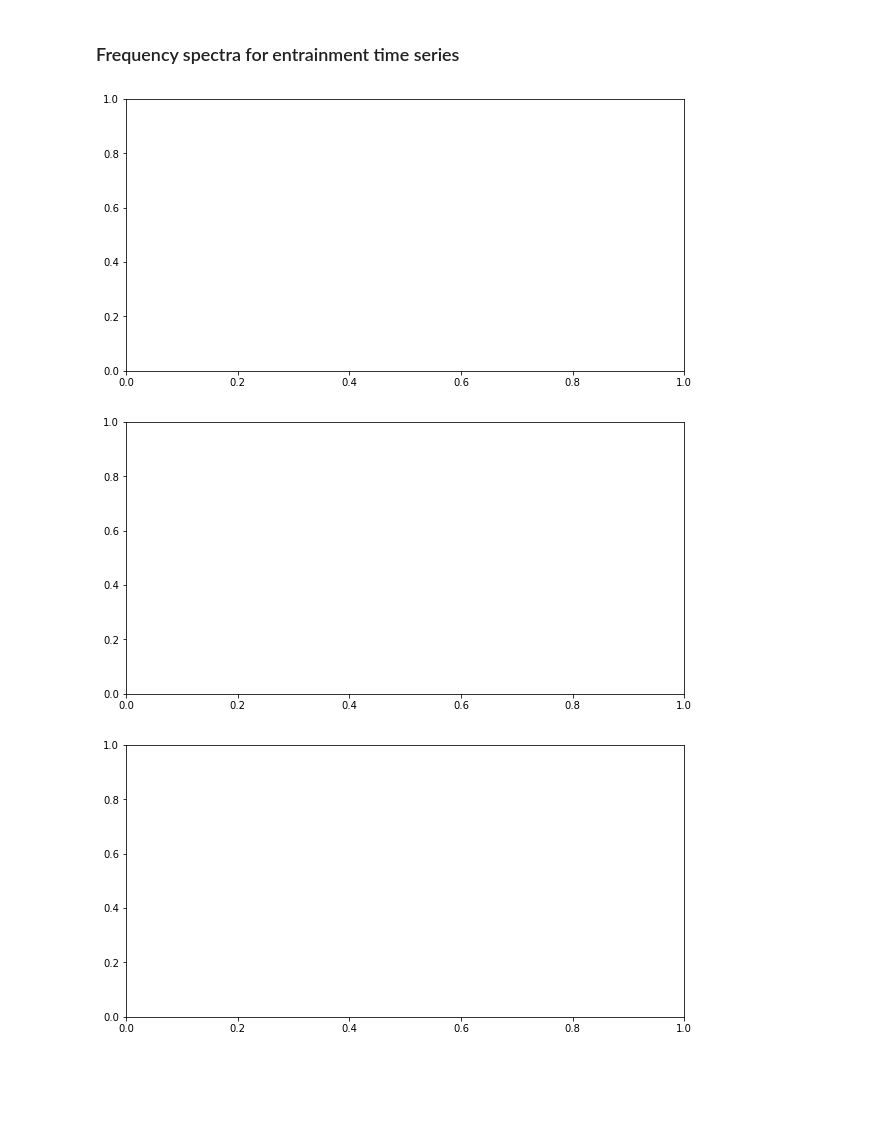
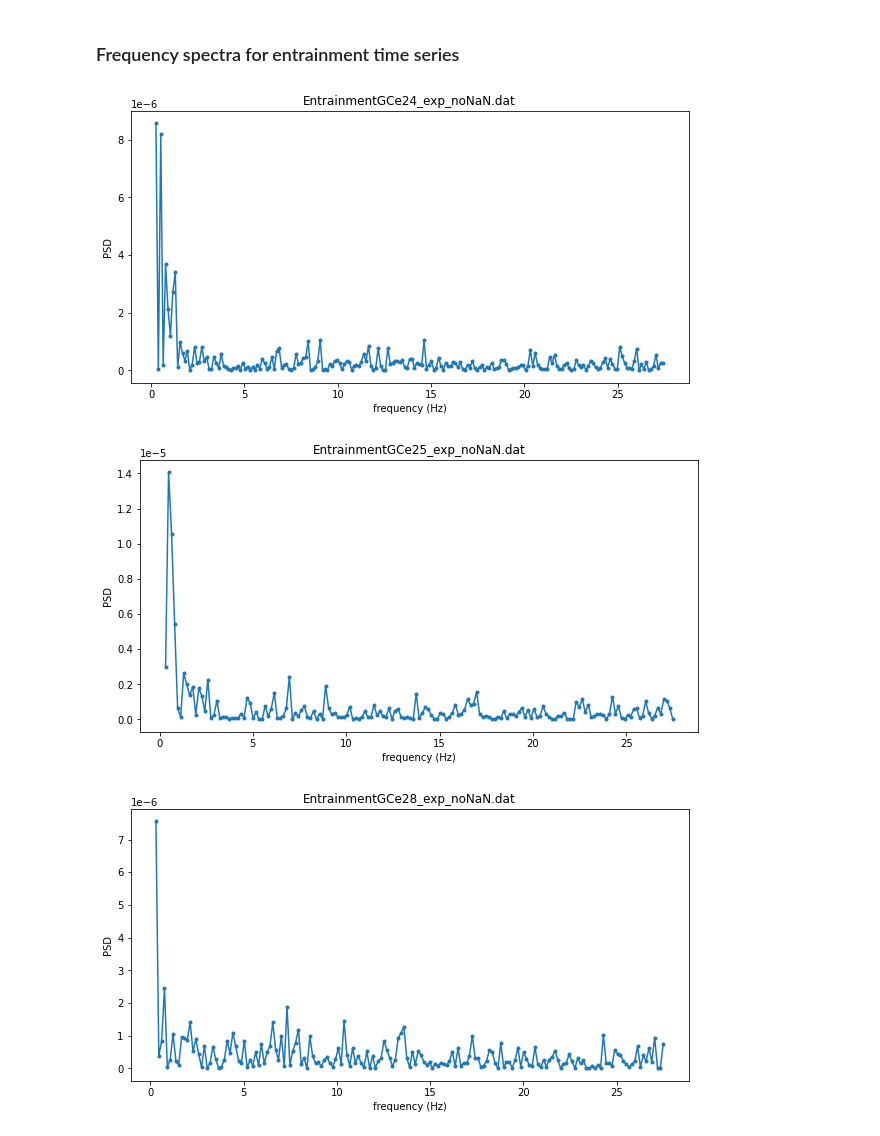
Before and after one commit to anakarinarm/GravityCurrent, a Jupyter notebook: paper_correcciones/pressure_timeseries_analysis.ipynb, the cells around one changed output. Cells and saved outputs as stored; diff of their text form; code cells hidden in the pictures; blank space fills up the shorter version.

Commit message:
added entrainment spectra

```diff
--- a/paper_correcciones/pressure_timeseries_analysis.ipynb
+++ b/paper_correcciones/pressure_timeseries_analysis.ipynb
@@ -43,11 +43,12 @@ for st in range(1,7):
     filename = ('GCer07_Pres%d_c1.txt' %st)
     df = pd.read_csv(filename, sep='\t', names=['time','pressure'])
     freq, psd = signal.periodogram(df.pressure, samp_freq, detrend='constant')
-    ax.plot(1/freq[2:], psd[2:],'.-', label='St %d' %st)
-    ax2.plot(1/freq[10:], psd[10:],'.-', label='St %d' %st)
+    ax.plot(freq[:], psd[:],'.-', label='St %d' %st)
+    ax2.plot(freq[:], psd[:],'.-', label='St %d' %st)
 
 ax.legend()
-ax2.set_xlabel('Period (s)')
+ax2.set_xlabel('Frequency (Hz)')
 ax.set_ylabel('PSD')
 ax2.set_ylabel('PSD')
+ax2.set_xlim(0,7)
 # %% [output]
@@ -183,17 +184,31 @@ for exp, ii in zip(exps, range(len(exps))):
 ### Frequency spectra for entrainment time series
 # %%
 exps = ['24','25','28','29liso','31','34']
-#samp_freq =  # Oops, I need the time associated to E to define this
 
+#samp_freq = 55 #(8/np.shape(df.E)[0])
+dt = 1/55 #(s)
 for exp, ii in zip(exps, range(len(exps))):
 
-    filename = ('EntrainmentGCe%s_exp.dat' %exp)
+    filename = ('EntrainmentGCe%s_exp_noNaN.dat' %exp)
     df = pd.read_csv(filename, sep='\t', names=['E'], na_values='NaN')
-    samp_freq = 1/(8/np.shape(df.E)[0])
-    freq, psd = signal.periodogram(df.E[:], samp_freq, detrend='constant')
+    entr = np.array(df.E[:])
+    signalFFT = np.fft.rfft(entr)
+
+    ## Get Power Spectral Density
+    signalPSD = np.abs(signalFFT) ** 2
+    signalPSD /= len(signalFFT)**2
+
+    ## Get frequencies corresponding to signal
+    fftFreq = np.fft.rfftfreq(len(entr), dt)
+
     fig, (ax) = plt.subplots(1,1,figsize=(10,5), sharex=True)
+    ax.plot(fftFreq[2:], signalPSD[2:],'.-')
+    ax.set_title(filename)
+    ax.set_xlabel('frequency (Hz)')
+    ax.set_ylabel('PSD')
+
     plt.show()
 # %% [output]
-[figure, old version]
+[figure, new version]
-[figure, old version]
+[figure, new version]
-[figure, old version]
+[figure, new version]
```
Also changed, not shown: parts of 3 cells of this notebook.
